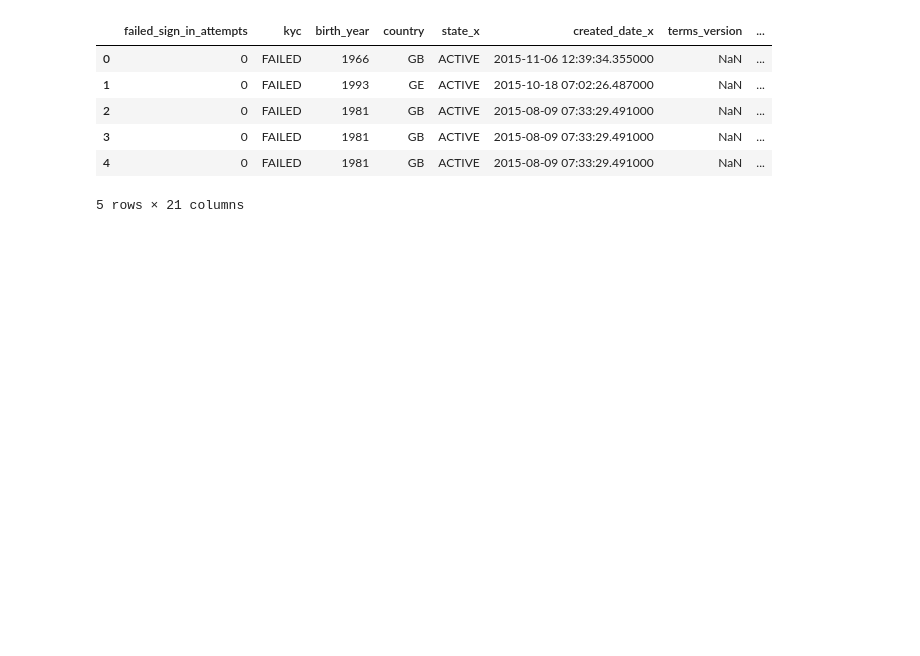
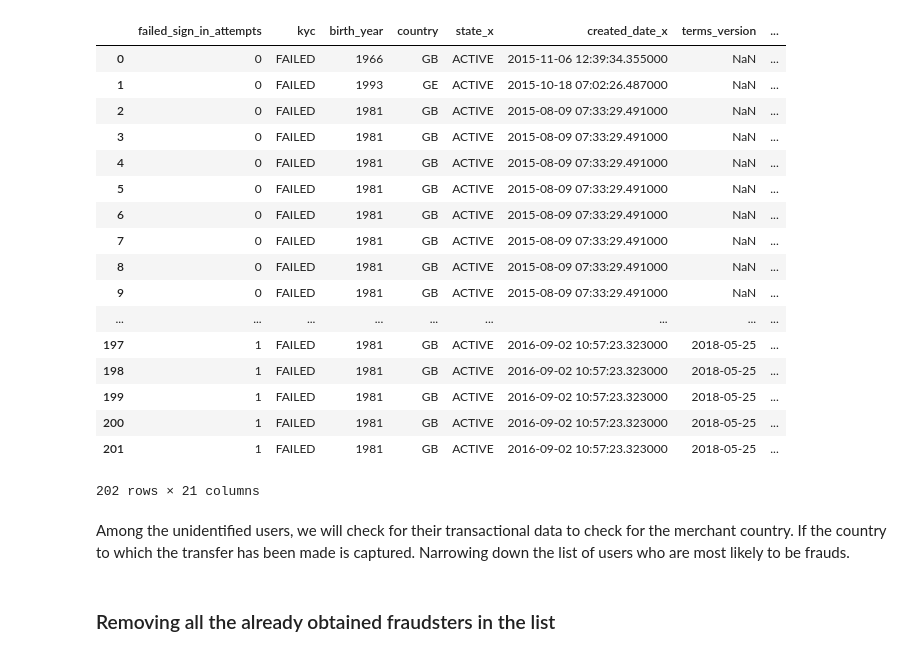
Before and after one commit to harshitcodes/fin_crime, a Jupyter notebook: find_fraudsters.ipynb, the cells around one changed output. Saved outputs shown, nothing was run; the diff lists cells and outputs as text; code cells hidden in the pictures; blank space fills up the shorter version.

Commit message:
[add]: finding high risk fraudster

```diff
--- a/find_fraudsters.ipynb
+++ b/find_fraudsters.ipynb
@@ -36,15 +50,27 @@ trans_df[trans_df['user_id'] == "a91002c4-d045-4e27-a2ed-00df1cdf2f97"]
 # %%
-# users_df[users_df['kyc'] == "FAILED" & users_df['has_email'] == 0]
+# finding out all the unidentified users who have their KYC failed
+unidentified_df = users_df.query('kyc == "FAILED" and has_email == 0 and state == "ACTIVE"')
 
-unidentified_df = users_df.query('kyc == "FAILED" and has_email == 0 and state == "ACTIVE"')
-# unidentified_df
+# merging(joining) the above dataframe with the transactional database on user_id
 unidentified_txns = pd.merge(unidentified_df, trans_df, left_on='id', right_on='user_id')
-unidentified_txns.head()
+
+unidentified_txns
 # %% [output]
 |  | failed_sign_in_attempts | kyc | birth_year | country | state_x | created_date_x | terms_version | ... |
 | 0 | 0 | FAILED | 1966 | GB | ACTIVE | 2015-11-06 12:39:34.355000 | NaN | ... |
 | 1 | 0 | FAILED | 1993 | GE | ACTIVE | 2015-10-18 07:02:26.487000 | NaN | ... |
 | 2 | 0 | FAILED | 1981 | GB | ACTIVE | 2015-08-09 07:33:29.491000 | NaN | ... |
 | 3 | 0 | FAILED | 1981 | GB | ACTIVE | 2015-08-09 07:33:29.491000 | NaN | ... |
 | 4 | 0 | FAILED | 1981 | GB | ACTIVE | 2015-08-09 07:33:29.491000 | NaN | ... |
+| 5 | 0 | FAILED | 1981 | GB | ACTIVE | 2015-08-09 07:33:29.491000 | NaN | ... |
+| 6 | 0 | FAILED | 1981 | GB | ACTIVE | 2015-08-09 07:33:29.491000 | NaN | ... |
+| 7 | 0 | FAILED | 1981 | GB | ACTIVE | 2015-08-09 07:33:29.491000 | NaN | ... |
+| 8 | 0 | FAILED | 1981 | GB | ACTIVE | 2015-08-09 07:33:29.491000 | NaN | ... |
+| 9 | 0 | FAILED | 1981 | GB | ACTIVE | 2015-08-09 07:33:29.491000 | NaN | ... |
+| ... | ... | ... | ... | ... | ... | ... | ... | ... |
+| 197 | 1 | FAILED | 1981 | GB | ACTIVE | 2016-09-02 10:57:23.323000 | 2018-05-25 | ... |
+| 198 | 1 | FAILED | 1981 | GB | ACTIVE | 2016-09-02 10:57:23.323000 | 2018-05-25 | ... |
+| 199 | 1 | FAILED | 1981 | GB | ACTIVE | 2016-09-02 10:57:23.323000 | 2018-05-25 | ... |
+| 200 | 1 | FAILED | 1981 | GB | ACTIVE | 2016-09-02 10:57:23.323000 | 2018-05-25 | ... |
+| 201 | 1 | FAILED | 1981 | GB | ACTIVE | 2016-09-02 10:57:23.323000 | 2018-05-25 | ... |
-5 rows × 21 columns
+202 rows × 21 columns
@@ -52,0 +77,2 @@ frauds_df = unidentified_txns[unidentified_txns['merchant_country'].isnull()]
+# %% [markdown]
+Among the unidentified users, we will check for their transactional data to check for the merchant country. If the country to which the transfer has been made is captured. Narrowing down the list of users who are most likely to be frauds.
@@ -53 +82,3 @@ frauds_df = unidentified_txns[unidentified_txns['merchant_country'].isnull()]
+# %% [markdown]
+### Removing all the already obtained fraudsters in the list
 # %%
```
Also changed, not shown: parts of 17 cells of this notebook, 1 other file.
